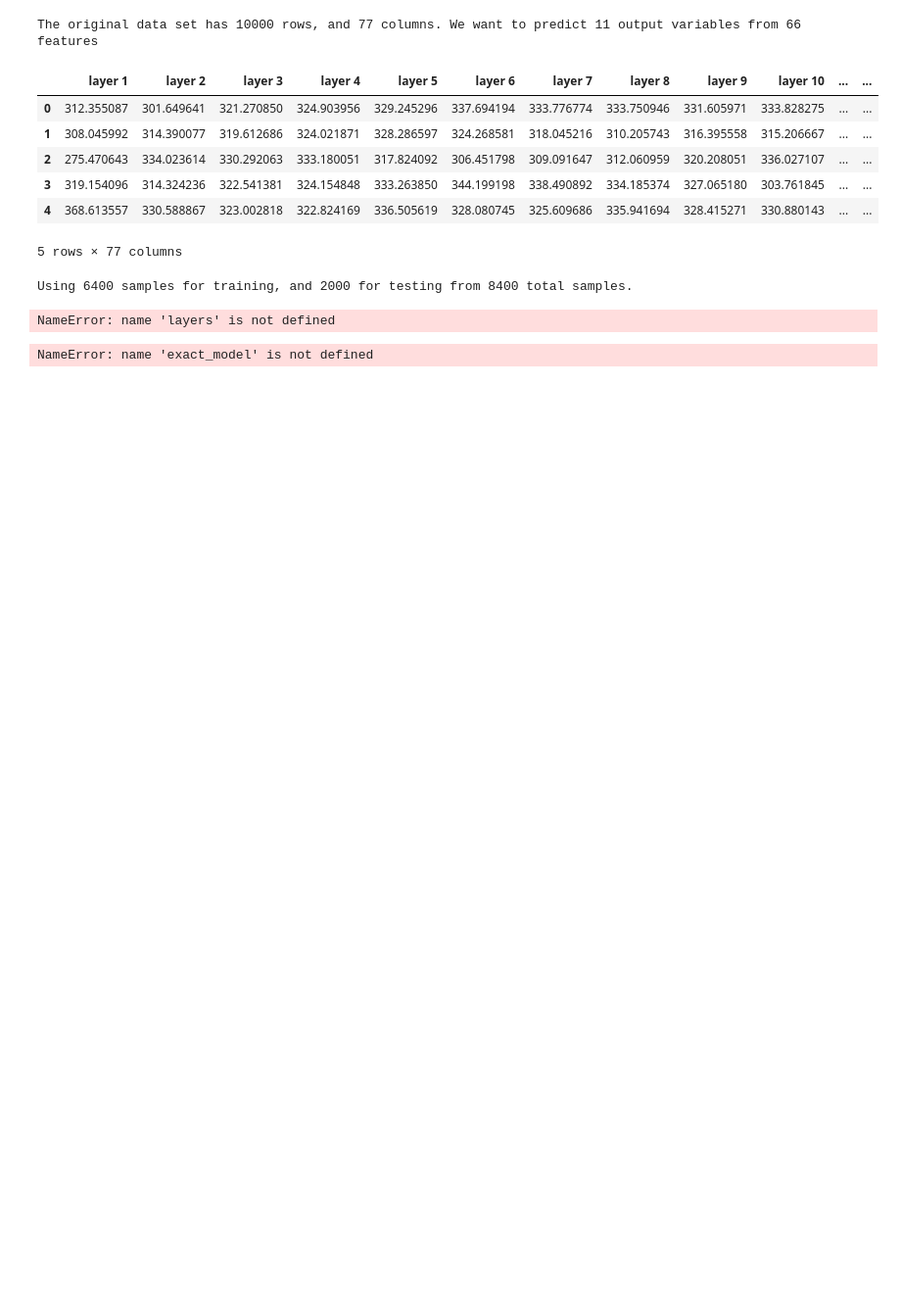
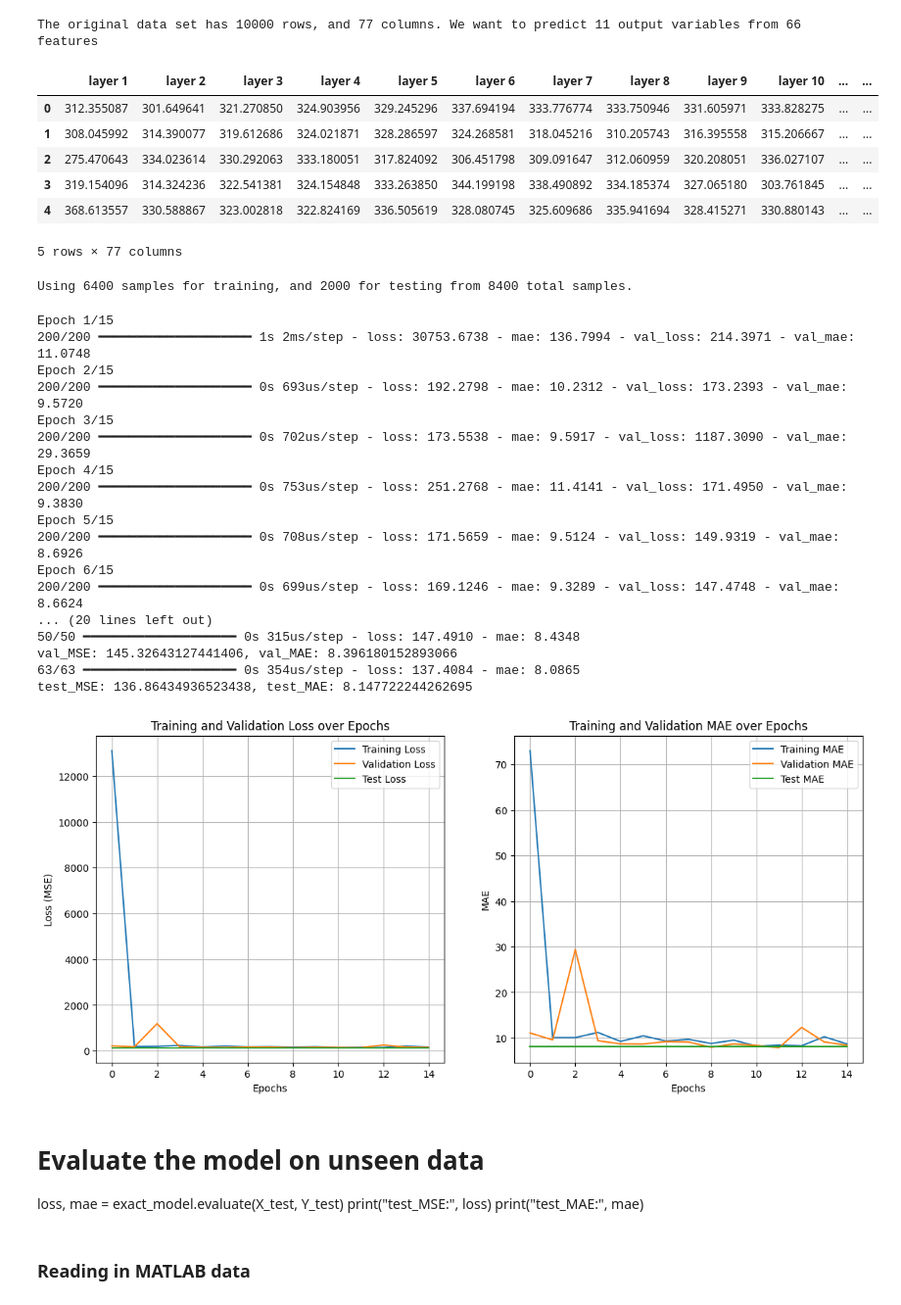
Before and after one commit to RiaTao/UNT-Thermography-24, a Jupyter notebook: Basic-NN.ipynb, the cells around one changed output. Shown at 98% size. Drawn from its saved outputs; the diff is of its cells as text; code cells hidden in the pictures; blank space fills up the shorter version.

Commit message:
Added graphs and read in MATLAB data

```diff
--- a/Basic-NN.ipynb
+++ b/Basic-NN.ipynb
@@ -45,6 +48,8 @@ X_train, X_test, Y_train, Y_test = train_test_split(X_scaled_df, Y, train_size =
 
 X_train, X_val, Y_train, Y_val = train_test_split(X_train, Y_train, train_size=0.8, random_state = 1337)
 
+X_test_scaled = scaler.transform(X_test)
+
 print(
     f"Using {len(Y_train)} samples for training, "
     f"and {len(Y_test)} for testing "
@@ -58,46 +63,96 @@ input_layer = keras.Input(shape=(X_train.shape[1],))
 
 #Define the model (add more layers? increase nodes?)
 exact_model = keras.Sequential([input_layer, #input_layer --> informs input shape
-    layers.Dense(256, activation="relu"), # first hidden layer
-    layers.Dense(128, activation="relu"), # second hidden layer
+    Dense(256, activation="relu"), # first hidden layer
+    Dense(128, activation="relu"), # second hidden layer
     # layers.Dense(20, activation="relu"), # third hidden layer
     # layers.Dense(20, activation="relu"), # fourth hidden layer
-    layers.Dense(11)  # Output layer with 11 neurons for each temperature target
+    Dense(11)  # Output layer with 11 neurons for each temperature target
 ])
 
 # Compile the model
 # Instantiate optimizer with adjustable learning rate
 # observed: sweet spot .02 > x > .001
 Adam1 = Adam(learning_rate = 0.009)
+sgd = SGD(learning_rate = 0.009)
 
 # Leverage both MSE and MAE (experimental)
 # test different optimizers: SGD (*stochastic gradient descent: better for large data sets)
 exact_model.compile(loss="mse", optimizer=Adam1, metrics=["mae"])  # Loss: MSE, Optimizer: Adam w/ MAE
 
 # Train the model
 # Thoughts: Overfit then implement regularization
 # play around with batch size: batch size for larger datasets more likely to improve its performance
 # Dima went up to 60 epochs for GaN_exact: later 600 -> imrpovement plateaus around 120 epochs
 # plot loss over epochs
 history = exact_model.fit(X_train, Y_train, epochs=15, validation_data = [X_val, Y_val])
 
 #View Training Error
 print(f"train_MSE: {history.history["loss"]}")
 print(f"train_MAE: {history.history.get("mae", None)}")
 
 # Evaluate the model on the validation set (separate call)
 validation_loss, validation_accuracy = exact_model.evaluate(X_val, Y_val)
 
 print(f"val_MSE: {validation_loss}, val_MAE: {validation_accuracy}")
+
+test_loss, test_mae = exact_model.evaluate(X_test_scaled, Y_test)
+
+print(f"test_MSE: {test_loss}, test_MAE: {test_mae}")
+
+history.history['test_loss'] = [test_loss] * len(history.history['loss'])
+history.history['test_mae'] = [test_mae] * len(history.history['mae'])
+
+# Plot training & validation loss and mae values
+plt.figure(figsize=(14, 6))
+
+# Plot validation loss
+plt.subplot(1, 2, 1)
+plt.plot(history.history["loss"], label='Training Loss')
+plt.plot(history.history["val_loss"], label='Validation Loss')
+plt.plot(history.history["test_loss"], label='Test Loss')
+plt.title('Training and Validation Loss over Epochs')
+plt.xlabel('Epochs')
+plt.ylabel('Loss (MSE)')
+plt.legend()
+plt.grid(True)
+
+# Plot validation MAE
+plt.subplot(1, 2, 2)
+plt.plot(history.history["mae"], label="Training MAE")
+plt.plot(history.history["val_mae"], label="Validation MAE")
+plt.plot(history.history["test_mae"], label="Test MAE")
+plt.title('Training and Validation MAE over Epochs')
+plt.xlabel('Epochs')
+plt.ylabel('MAE')
+plt.legend()
+plt.grid(True)
+
+plt.show()
 # %% [output]
-NameError: name 'layers' is not defined
+Epoch 1/15
+200/200 ━━━━━━━━━━━━━━━━━━━━ 1s 2ms/step - loss: 30753.6738 - mae: 136.7994 - val_loss: 214.3971 - val_mae: 11.0748
+Epoch 2/15
+200/200 ━━━━━━━━━━━━━━━━━━━━ 0s 693us/step - loss: 192.2798 - mae: 10.2312 - val_loss: 173.2393 - val_mae: 9.5720
+Epoch 3/15
+200/200 ━━━━━━━━━━━━━━━━━━━━ 0s 702us/step - loss: 173.5538 - mae: 9.5917 - val_loss: 1187.3090 - val_mae: 29.3659
+Epoch 4/15
+200/200 ━━━━━━━━━━━━━━━━━━━━ 0s 753us/step - loss: 251.2768 - mae: 11.4141 - val_loss: 171.4950 - val_mae: 9.3830
+Epoch 5/15
+200/200 ━━━━━━━━━━━━━━━━━━━━ 0s 708us/step - loss: 171.5659 - mae: 9.5124 - val_loss: 149.9319 - val_mae: 8.6926
+Epoch 6/15
+200/200 ━━━━━━━━━━━━━━━━━━━━ 0s 699us/step - loss: 169.1246 - mae: 9.3289 - val_loss: 147.4748 - val_mae: 8.6624
+... (20 lines left out)
+50/50 ━━━━━━━━━━━━━━━━━━━━ 0s 315us/step - loss: 147.4910 - mae: 8.4348
+val_MSE: 145.32643127441406, val_MAE: 8.396180152893066
+63/63 ━━━━━━━━━━━━━━━━━━━━ 0s 354us/step - loss: 137.4084 - mae: 8.0865
+test_MSE: 136.86434936523438, test_MAE: 8.147722244262695
+[figure, added]
-# %%
-# Evaluate the model on unseen data
-loss, mae = exact_model.evaluate(X_test, Y_test)
-print("test_MSE:", loss)
-print("test_MAE:", mae)
-# %% [output]
-NameError: name 'exact_model' is not defined
+# %% [markdown]
+# Evaluate the model on unseen data
+loss, mae = exact_model.evaluate(X_test, Y_test)
+print("test_MSE:", loss)
+print("test_MAE:", mae)
 # %%
 #TODO:
 #plot predictions against actual (scatter plot to see if similar)
@@ -109,3 +164,5 @@ NameError: name 'exact_model' is not defined
 #change activation function to hyperbolic tangent: (theoretical difference: ReLu 0 and 1, tangent maintains positive and negative (if normalized data is positive and negative, it is possible tanegent would work better (consider what might happen if all data is positive)))
 # 20 layers 250 nodes, batch size 15, epochs 220
 #learning rate vs momenta/momento?? may reduce epochs
+# %% [markdown]
+### Reading in MATLAB data
```
Also changed, not shown: parts of 5 cells of this notebook.
